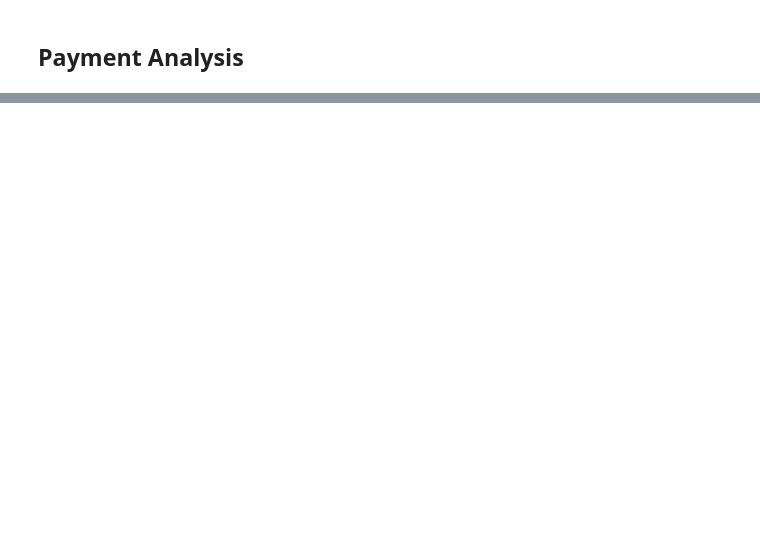
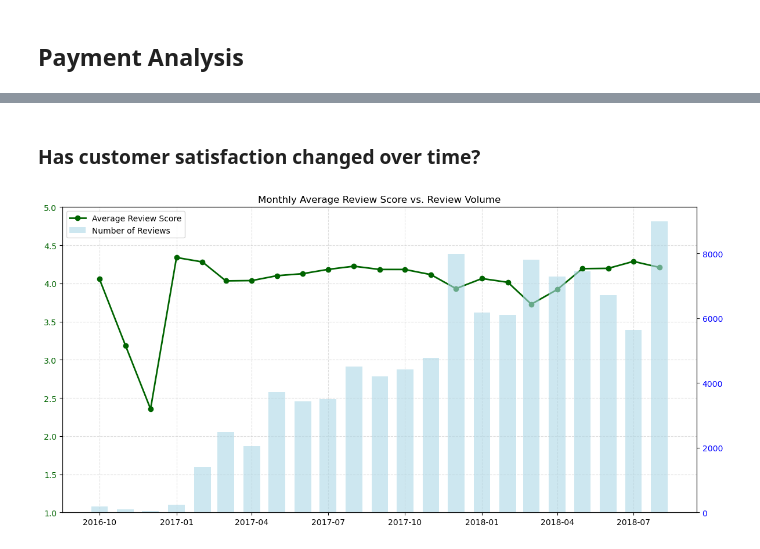
Before and after one commit to AminrezaAman/brazilian-ecommerce-analytics, a Jupyter notebook: notebooks/03_Exploratory_Data_Analysis.ipynb, the cells around one changed output, grey strips where cells are left out. Drawn from its saved outputs; the diff is of its cells as text; code cells hidden in the pictures; blank space fills up the shorter version.

```diff
--- a/notebooks/03_Exploratory_Data_Analysis.ipynb
+++ b/notebooks/03_Exploratory_Data_Analysis.ipynb
@@ -733,0 +797,32 @@ plt.show()
+# %% [markdown]
+### Has customer satisfaction changed over time?
+# %%
+reviews_cleaned['year_month'] = reviews_cleaned['review_creation_date'].dt.to_period('M')
+monthly_reviews = reviews_cleaned.groupby('year_month')['review_score'].mean().reset_index()
+monthly_reviews['year_month'] = monthly_reviews['year_month'].dt.to_timestamp()
+
+monthly_review_volume = (
+    reviews_cleaned
+    .groupby('year_month')
+    .size()
+)
+monthly_review_volume
+
+fig, ax1 = plt.subplots(figsize=(12, 6))
+ax2 = ax1.twinx()
+ax2.bar(monthly_reviews['year_month'], monthly_review_volume.values, width=20,
+        color='lightblue', alpha=0.6, label='Number of Reviews')
+ax2.tick_params(axis='y', labelcolor='blue')
+ax1.plot(monthly_reviews['year_month'], monthly_reviews['review_score'], marker='o',
+         color='darkgreen', linewidth=2, label='Average Review Score', zorder=5)
+ax1.tick_params(axis='y', labelcolor='darkgreen')
+ax1.set_ylim(1, 5)
+ax1.set_title('Monthly Average Review Score vs. Review Volume')
+ax1.grid(True, linestyle='--', alpha=0.4)
+lines1, labels1 = ax1.get_legend_handles_labels()
+lines2, labels2 = ax2.get_legend_handles_labels()
+ax1.legend(lines1 + lines2, labels1 + labels2, loc='upper left')
+plt.tight_layout()
+plt.show()
+# %% [output]
+[figure, added]
```
Also changed, not shown: parts of 17 cells of this notebook.
